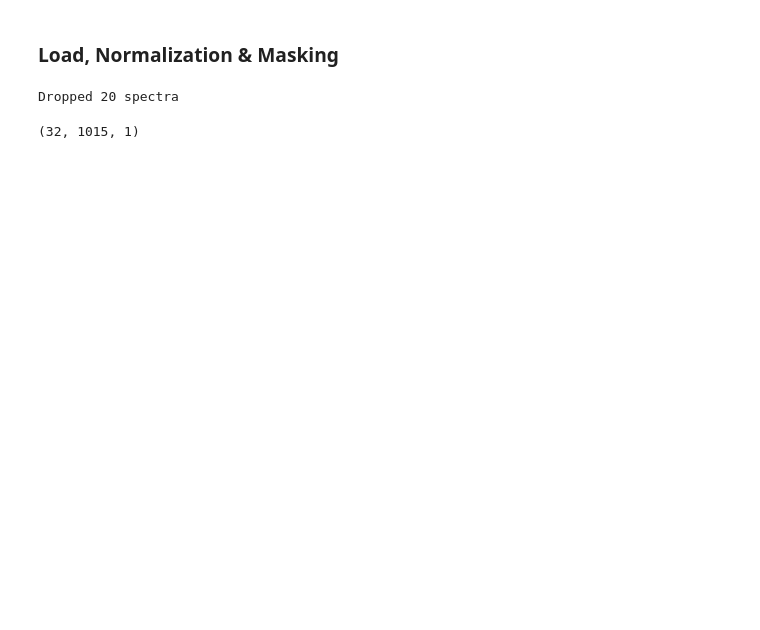
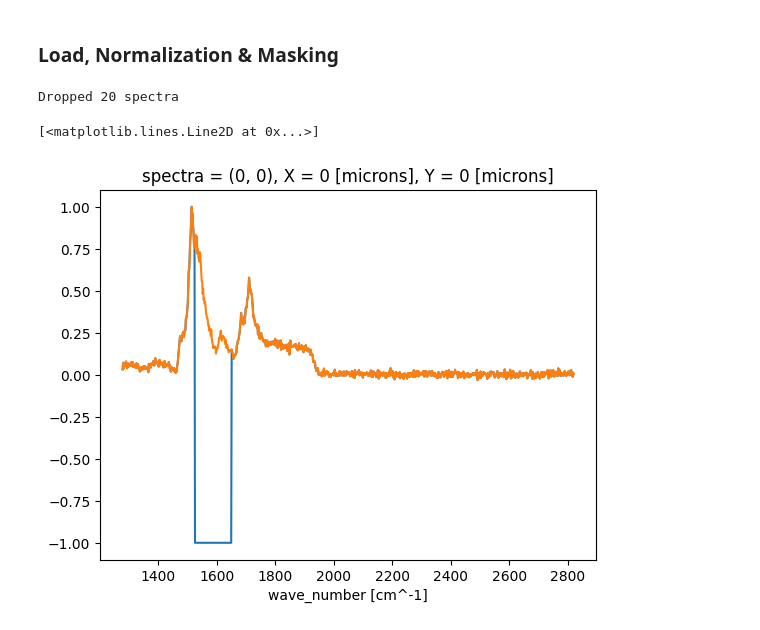
Before and after one commit to pietronvll/spectraformer, a Jupyter notebook: spectraformer/_devnb.ipynb, the cells around one changed output. Cells and saved outputs as stored; diff of their text form; code cells hidden in the pictures; blank space fills up the shorter version.

Commit message:
Training pipeline MVP

```diff
--- a/spectraformer/_devnb.ipynb
+++ b/spectraformer/_devnb.ipynb
@@ -17,6 +17,12 @@ filtered_ds = preprocess_dataset(ds, verbose = True)
 masked_ds = get_masked_dataset(filtered_ds)
 # %% [output]
 Dropped 20 spectra
+# %%
+masked_ds.sel(spectra = (0,0)).plot()
+filtered_ds.sel(spectra = (0,0)).plot()
+# %% [output]
+[<matplotlib.lines.Line2D at 0x...>]
+[figure, added]
 # %%
 # Transformer model. See "Formal algorithms for transformers" [arXiv:2207.09238 [cs.LG]] and "On Layer Normalization in the Transformer Architecture" [arXiv:2002.04745 [cs.LG]] and "An introduction to transformers" [arXiv:2304.10557 [cs.LG]].
 
@@ -120,7 +119,3 @@ state = TrainState.create(
-# %%
-state.apply_fn({'params': params}, counts = batch['masked_spectra'], wave_number = batch['wave_number'], training = True, rngs = {'dropout': dropout_key}).shape
-# %% [output]
-(32, 1015, 1)
 # %%
 @jax.jit
 def train_step(state: TrainState, batch, dropout_key):
```
Also changed, not shown: parts of 12 cells of this notebook, 3 other files.
